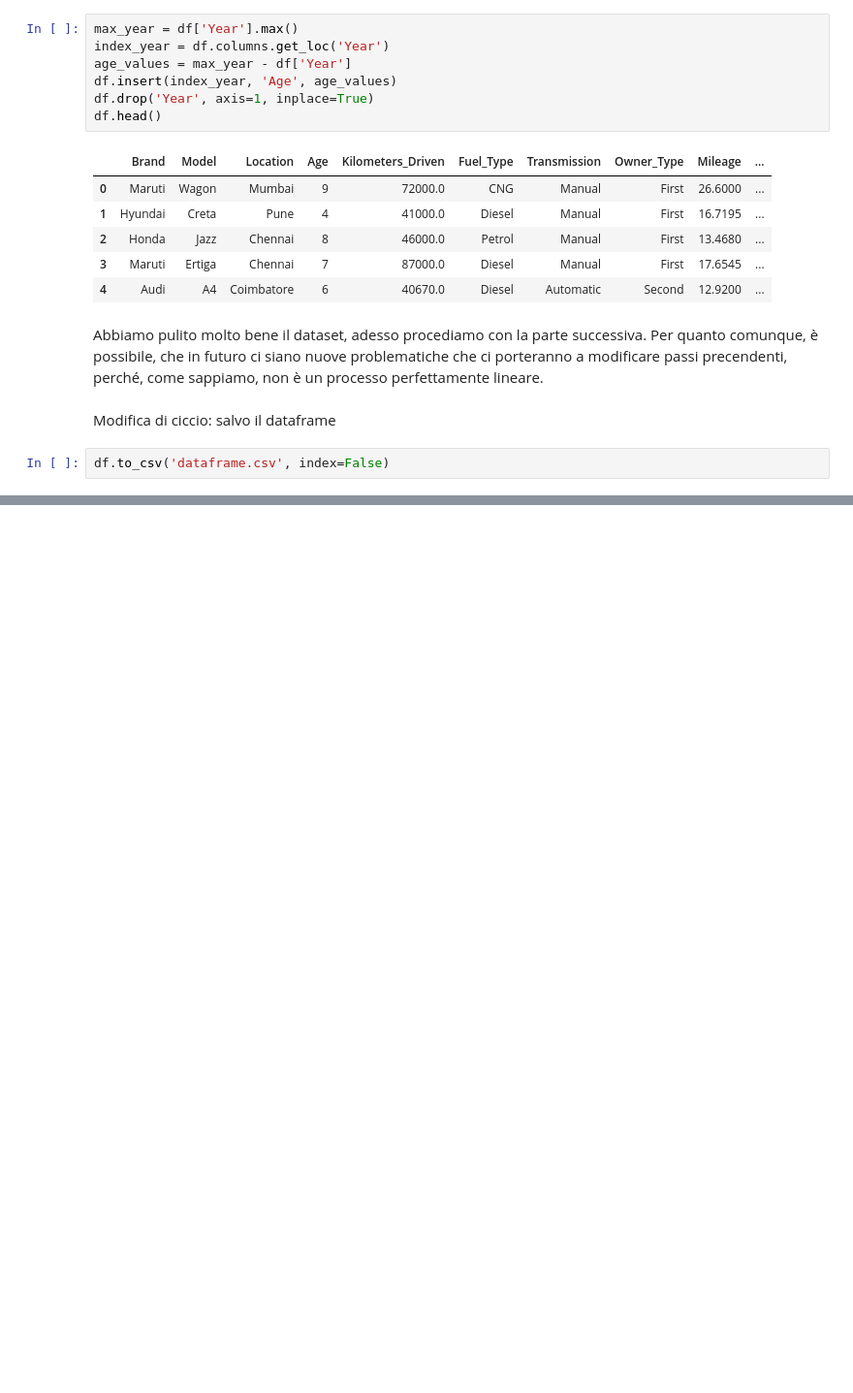
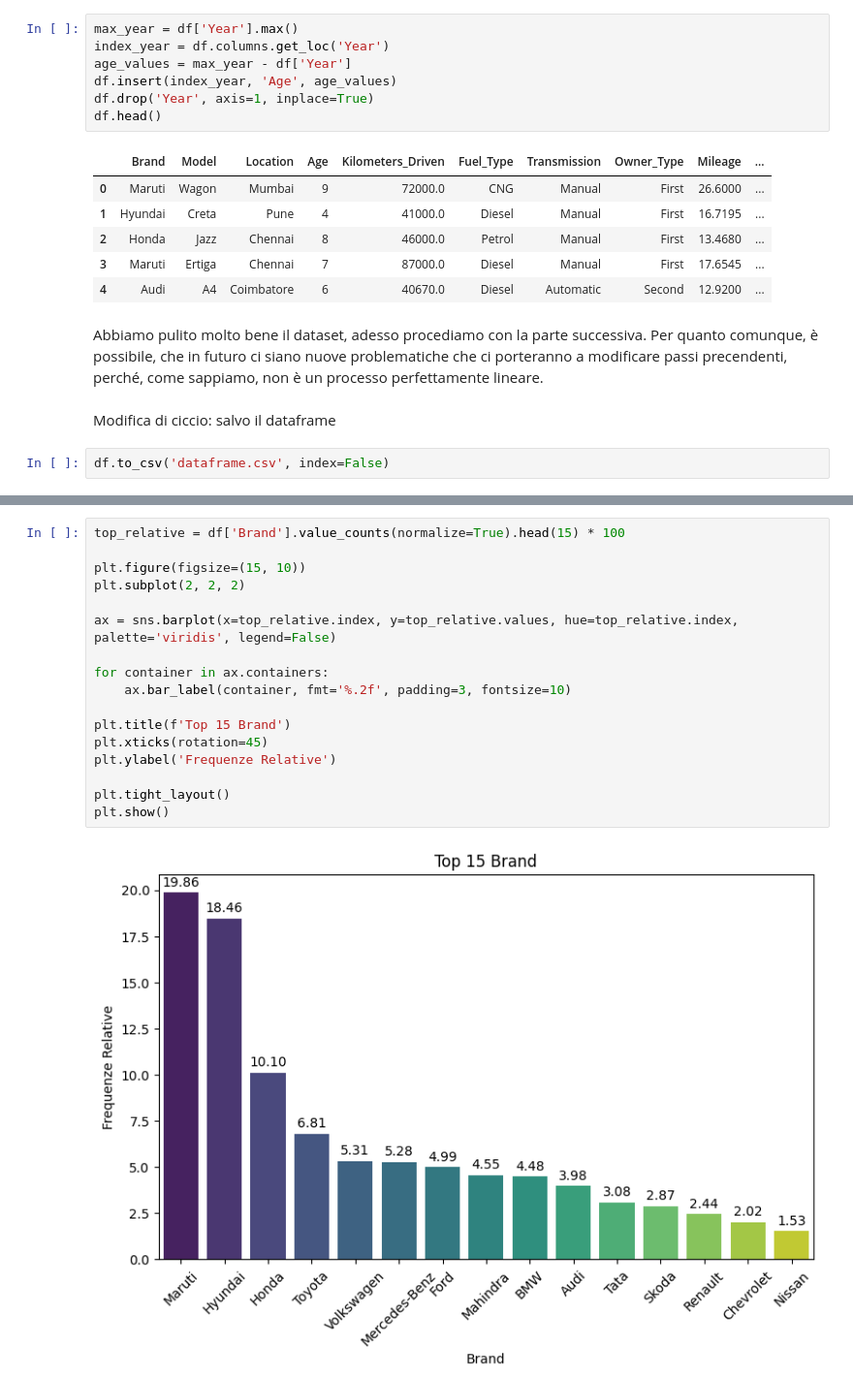
Before and after one commit to fragreco04/progetto-fad-2526, a Jupyter notebook: notebooks/drafts/part-1/edaFil.ipynb, the cells around one changed output, grey strips where cells are left out. Shown at 97% size. Saved outputs shown, nothing was run; the diff lists cells and outputs as text; blank space fills up the shorter version.

```diff
--- a/notebooks/drafts/part-1/edaFil.ipynb
+++ b/notebooks/drafts/part-1/edaFil.ipynb
@@ -608,0 +623,19 @@ Iniziamo delle variabili continue e discrete: Age, Kilometers_Driven, Mileage, E
+# %%
+top_relative = df['Brand'].value_counts(normalize=True).head(15) * 100
+
+plt.figure(figsize=(15, 10))
+plt.subplot(2, 2, 2)
+
+ax = sns.barplot(x=top_relative.index, y=top_relative.values, hue=top_relative.index, palette='viridis', legend=False)
+
+for container in ax.containers:
+    ax.bar_label(container, fmt='%.2f', padding=3, fontsize=10)
+
+plt.title(f'Top 15 Brand')
+plt.xticks(rotation=45)
+plt.ylabel('Frequenze Relative')
+
+plt.tight_layout()
+plt.show()
+# %% [output]
+[figure, added]
```
Also changed, not shown: parts of 6 cells of this notebook.
